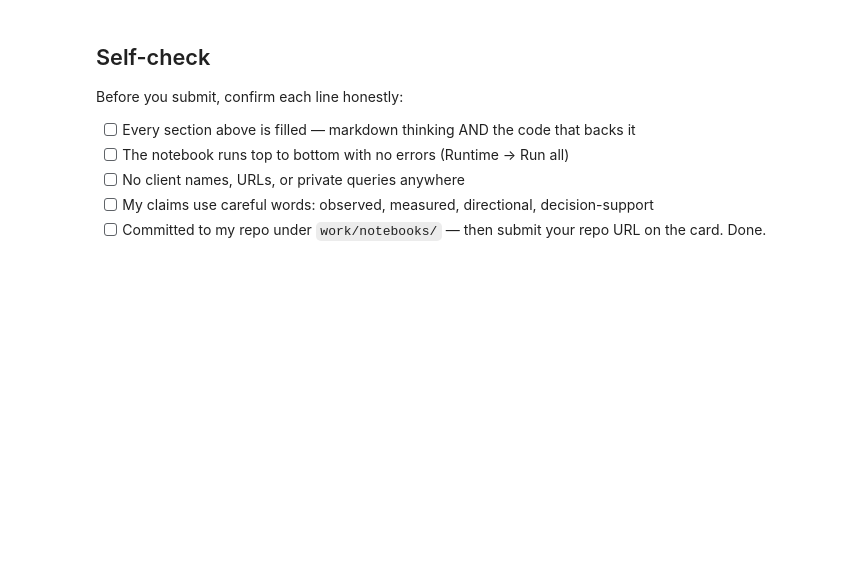
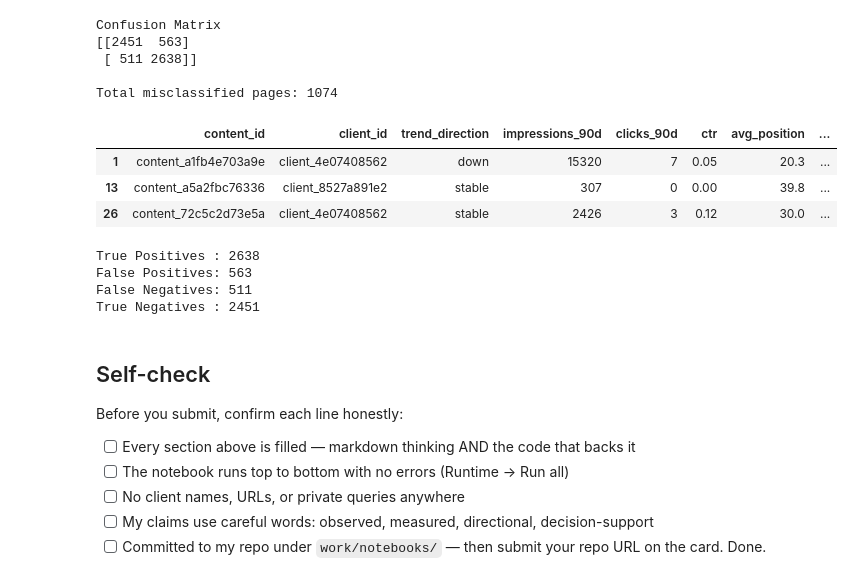
Before and after one commit to yara-08/ML-FlyRank-Internship2, a Jupyter notebook: work/notebooks/w05_model.ipynb, the cells around one changed output. Cells and saved outputs as stored; diff of their text form; code cells hidden in the pictures; blank space fills up the shorter version.

```diff
--- a/work/notebooks/w05_model.ipynb
+++ b/work/notebooks/w05_model.ipynb
@@ -13,3 +17,15 @@ This skeleton is yours to fill. Work the sections **in order** — each one has
 # %%
 # This cell is for CODE (numbers, a query, a check).
 # Write your text answer in the cell ABOVE this one — typing sentences here breaks Run All.
+
+
+import pandas as pd
+
+# Load dataset
+df = pd.read_csv("/content/ML-FlyRank-Internship2/data/raw/content_refresh_anonymized.csv")
+
+print(f"Rows: {len(df):,}")
+print(f"Columns: {df.shape[1]}")
+
+print("\nChosen method:")
+print("RandomForestClassifier")
@@ -37,3 +401,71 @@ This skeleton is yours to fill. Work the sections **in order** — each one has
+# %%
+# This cell is for CODE (numbers, a query, a check).
+# Write your text answer in the cell ABOVE this one — typing sentences here breaks Run All.
+
+from sklearn.metrics import confusion_matrix
+import pandas as pd
+
+# -------------------------------
+# Confusion Matrix
+# -------------------------------
+
+cm = confusion_matrix(y_test, rf_predictions)
+
+print("Confusion Matrix")
+print(cm)
+
+# -------------------------------
+# Show three misclassified pages
+# -------------------------------
+
+results = test_df.copy()
+
+results["Actual"] = y_test.values
+results["Predicted"] = rf_predictions
+
+errors = results[
+    results["Actual"] != results["Predicted"]
+]
+
+print(f"\nTotal misclassified pages: {len(errors)}")
+
+display(
+    errors[
+        [
+            "content_id",
+            "client_id",
+            "trend_direction",
+            "impressions_90d",
+            "clicks_90d",
+            "ctr",
+            "avg_position",
+            "days_since_last_update",
+            "Actual",
+            "Predicted",
+        ]
+    ].head(3)
+)
+
+tn, fp, fn, tp = cm.ravel()
+
+print(f"True Positives : {tp}")
+print(f"False Positives: {fp}")
+print(f"False Negatives: {fn}")
+print(f"True Negatives : {tn}")
+# %% [output]
+Confusion Matrix
+[[2451  563]
+ [ 511 2638]]
+
+Total misclassified pages: 1074
+|  | content_id | client_id | trend_direction | impressions_90d | clicks_90d | ctr | avg_position | ... |
+| 1 | content_a1fb4e703a9e | client_4e07408562 | down | 15320 | 7 | 0.05 | 20.3 | ... |
+| 13 | content_a5a2fbc76336 | client_8527a891e2 | stable | 307 | 0 | 0.00 | 39.8 | ... |
+| 26 | content_72c5c2d73e5a | client_4e07408562 | stable | 2426 | 3 | 0.12 | 30.0 | ... |
+True Positives : 2638
+False Positives: 563
+False Negatives: 511
+True Negatives : 2451
 # %% [markdown]
 ## Self-check
 
```
Also changed, not shown: parts of 15 cells of this notebook.
